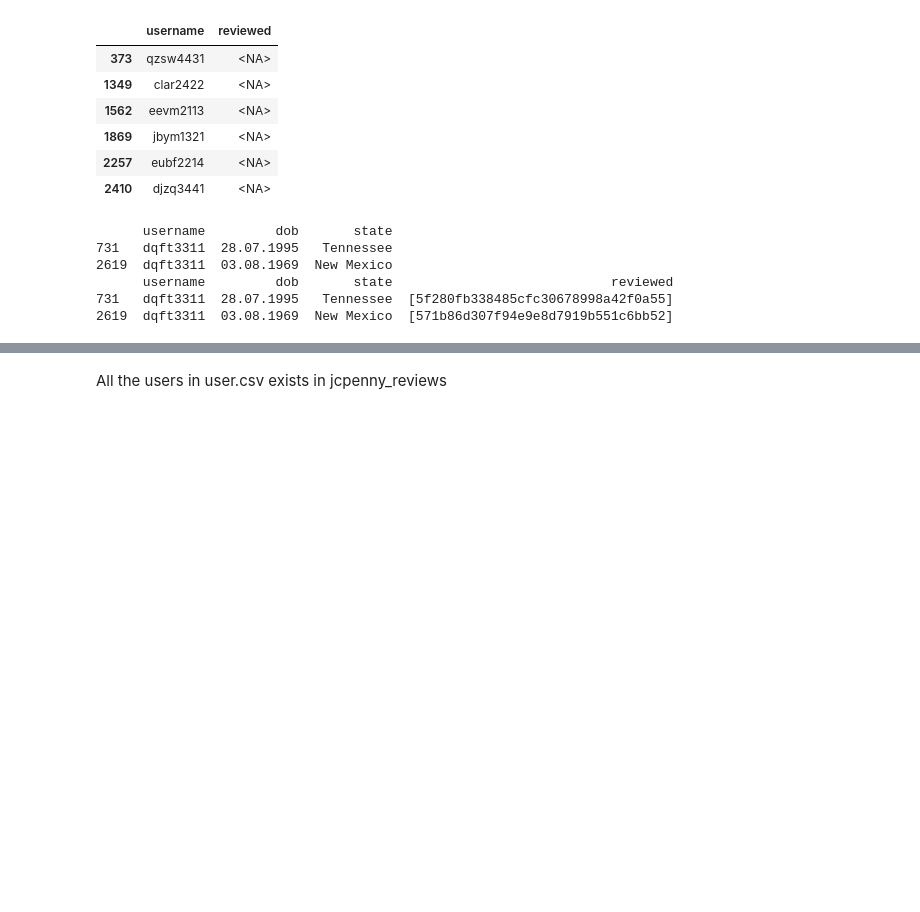
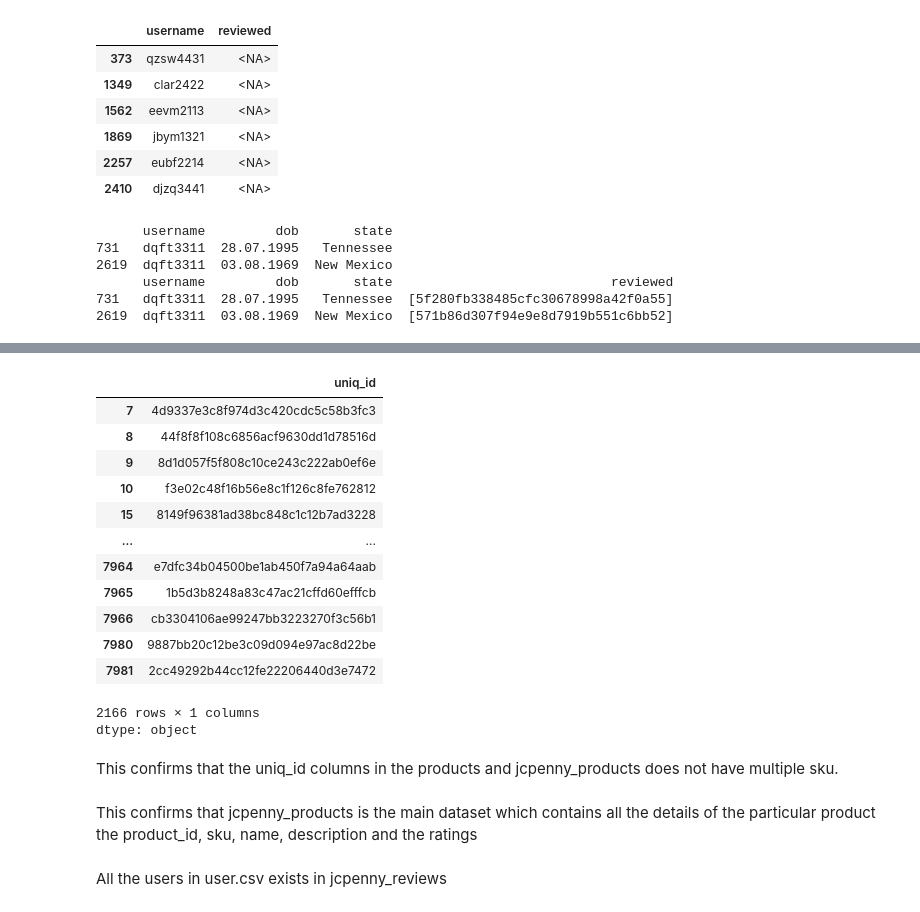
Before and after one commit to Malki9/3601763_BD2, a Jupyter notebook: 3601763_BD2.ipynb, the cells around one changed output, grey strips where cells are left out. Cells and saved outputs as stored; diff of their text form; code cells hidden in the pictures; blank space fills up the shorter version.

```diff
--- a/3601763_BD2.ipynb
+++ b/3601763_BD2.ipynb
@@ -312,3 +445,34 @@ jcpenney_reviewers = jcpenney_reviewers.drop_duplicates(subset='username', keep=
+# %%
+# Remove null values in list_price in jcpenny_products and products dataset
+# Get the rows in the jcpenny_products sku is null
+jcpenny_sku_null = jcpenney_products[jcpenney_products['list_price'].isnull()]
+
+# Get uniq_id
+uniq_id = jcpenny_sku_null['uniq_id']
+uniq_id
+
+# Check the uniq_id in the product dataset
+#match_id = products[products['uniq_id'].isin(uniq_id) & (products['sku'].isnull())]
+#match_id
+# %% [output]
+|  | uniq_id |
+| 7 | 4d9337e3c8f974d3c420cdc5c58b3fc3 |
+| 8 | 44f8f8f108c6856acf9630dd1d78516d |
+| 9 | 8d1d057f5f808c10ce243c222ab0ef6e |
+| 10 | f3e02c48f16b56e8c1f126c8fe762812 |
+| 15 | 8149f96381ad38bc848c1c12b7ad3228 |
+| ... | ... |
+| 7964 | e7dfc34b04500be1ab450f7a94a64aab |
+| 7965 | 1b5d3b8248a83c47ac21cffd60efffcb |
+| 7966 | cb3304106ae99247bb3223270f3c56b1 |
+| 7980 | 9887bb20c12be3c09d094e97ac8d22be |
+| 7981 | 2cc49292b44cc12fe22206440d3e7472 |
+2166 rows × 1 columns
+dtype: object
+# %% [markdown]
+This confirms that the uniq_id columns in the products and jcpenny_products does not have multiple sku.
+# %% [markdown]
+This confirms that jcpenny_products is the main dataset which contains all the details of the particular product the product_id, sku, name, description and the ratings
 # %%
 # Iterate through each column in the jcpenney product and identify whether the product details (such as SKU) are same as the products using Unique_id
 for column in products.columns:
```
Also changed, not shown: parts of 17 cells of this notebook.
